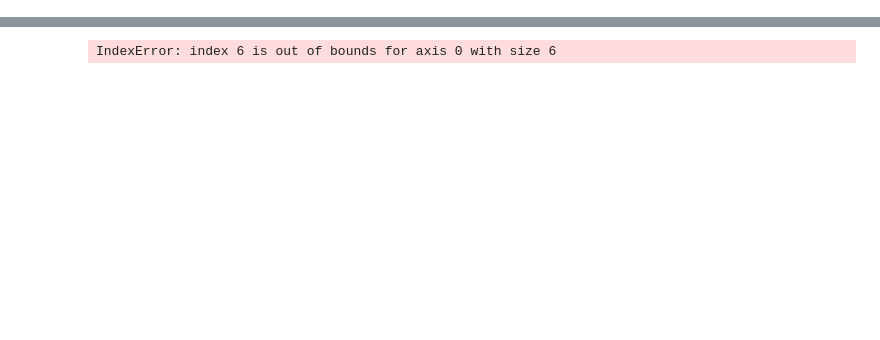
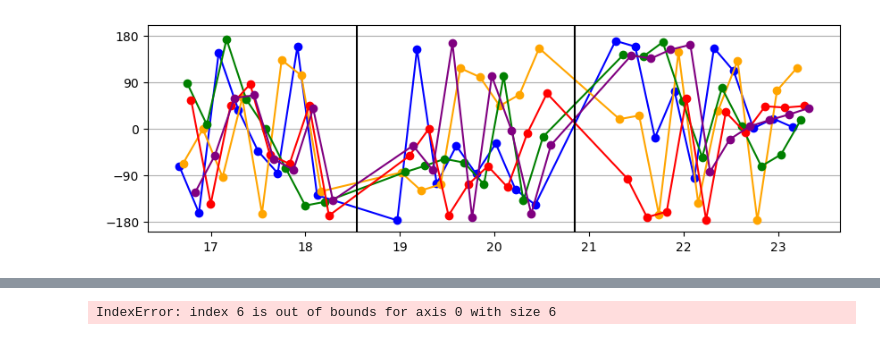
Before and after one commit to lucasjord/spirals, a Jupyter notebook: testing/imulti_testing.ipynb, the cells around one changed output, grey strips where cells are left out. Saved outputs shown, nothing was run; the diff lists cells and outputs as text; code cells hidden in the pictures; blank space fills up the shorter version.

```diff
--- a/testing/imulti_testing.ipynb
+++ b/testing/imulti_testing.ipynb
@@ -161,3 +157,8 @@ for i in range(len(perm)):
 
 fp = np.array(final_perm,dtype=bool)
+# %%
+sids = np.unique(src_num1)
+cols = ['b','orange','g','r','purple','brown']
+colz = {'b':0,'o':1,'g':2,'r':3,'p':4,'br':5}
+ants = {1:'CD',2:'HB',3:'KE',4:'WA',5:'YG'}
 # %%
@@ -177,9 +174,10 @@ array([ 0.9990314 -0.04400432j,  0.4533283 -0.8913437j ,
 # %%
+# creating point unwrap structure
 point_uwraps = []
-for a in range(len(ants)):
+for k,v in ants.items():
     s_points = []
     for s in range(len(sources1)):
-        indx = (ant_num1 == str(ants.keys()[a]))*(src_num1 == sources1[s].sid)
+        indx = (ant_num1 == str(k))*(src_num1 == sources1[s].sid)
         t    = fday1[indx]
         p_raw = rad2deg(1)*np.angle(vis1[indx])
         nboundaryindx = np.zeros(shape=(N-1,))
@@ -202,9 +200,14 @@ for a in range(len(ants)):
                 b_points.append((0.0*p_raw[start:]))
         s_points.append(b_points)
     point_uwraps.append(s_points)
+
+point_uwraps_save = copy.deepcopy(point_uwraps)
 # %%
-ant = 3
-cols = ['b','orange','g','r','purple','brown']
-blocks_uwraps  = splitt(get_file(path+'multiview/block_{}_unwrapper.inp'.format(ants[ant])))[:,1:].astype(float)
-blocks_uwraps[1,4] = -1
-point_uwraps[ant-1][0][0][2] = 1
+# select antenna for playing
+
+ant = 2
+blocks_uwraps  = splitt(get_file('block_{}_unwrapper.inp'.format(ants[ant])))[:,1:].astype(float)
+# block, quasar
+blocks_uwraps[1,4] = 0
+# format ant, quas, block, point
+point_uwraps[ant-1][0][0][2] = 0
@@ -211,2 +367,19 @@ point_uwraps[ant-1][0][0][2] = 1
+# %%
+fig, ax = plt.subplots(1,figsize=(10,3))
+j = 0
+for src in sources1:
+    indx = (ant_num1 == str(ant))*(src_num1 == src.sid)
+    t    = fday1[indx]
+    p_raw = rad2deg(1)*np.angle(vis1[indx])
+    p_uwp = np.copy(p_raw)
+    ax.plot(24*t,p_uwp,'-o',label=src.name,color=cols[j])
+    j = j + 1
+
+ax.vlines(x=24*mvb_block_boundaries,ymin=-1000,ymax=1000,color='k')
+ax.set_yticks(np.arange(-7,7.1,1)*90)
+ax.grid(True,axis='y')
+ax.set_ylim(-200,200);
+# %% [output]
+[figure, added]
 # %%
 interp_p_raw,interp_p_uwp = [], []
```
Also changed, not shown: parts of 20 cells of this notebook.
